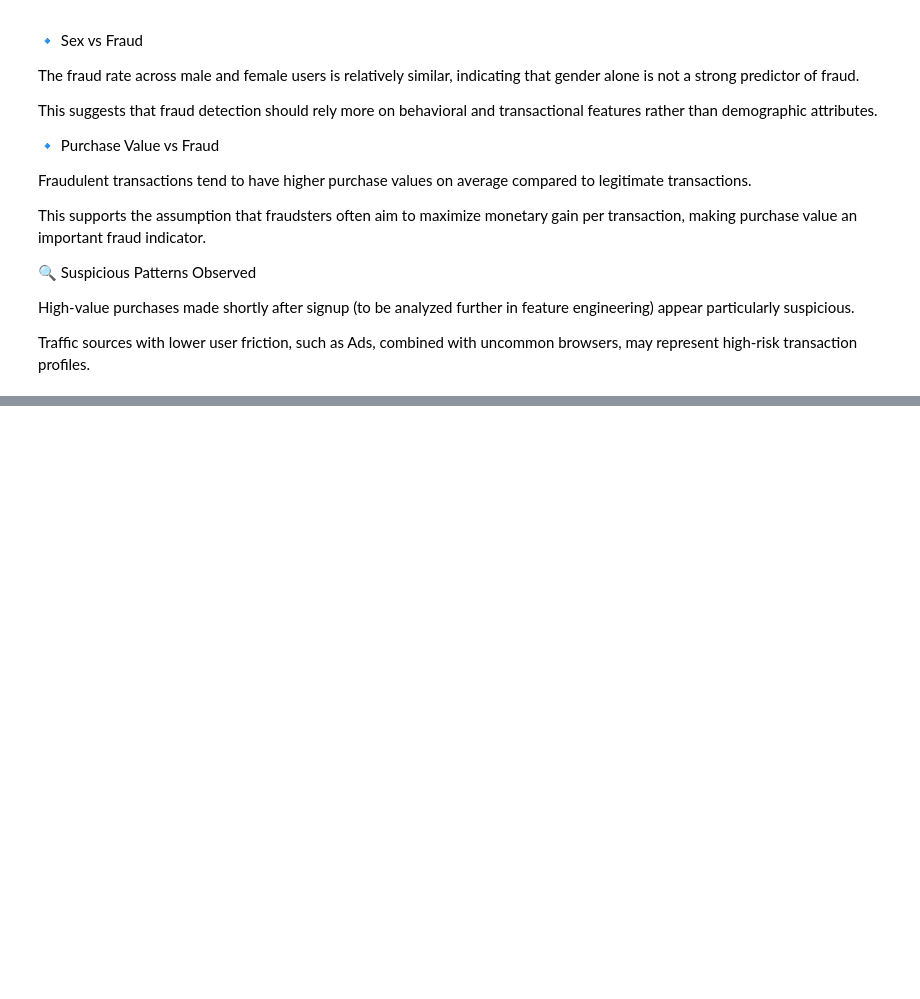
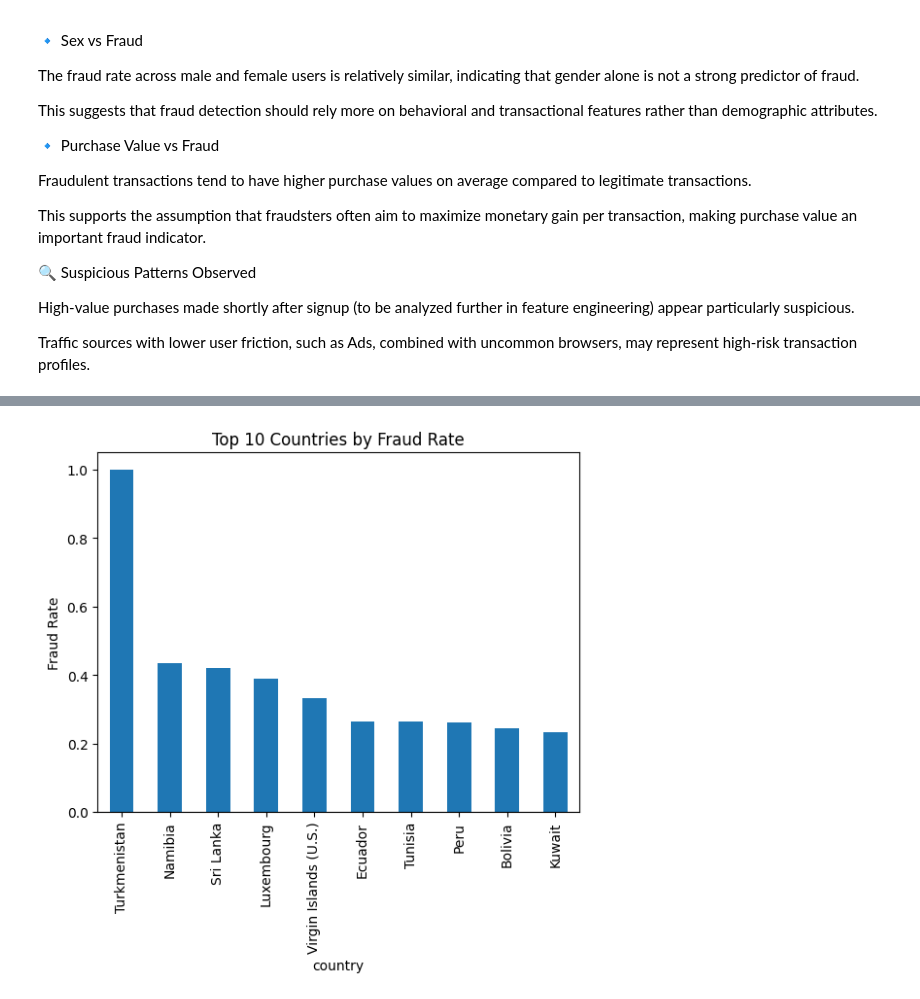
Before and after one commit to BitaniaG/week5, a Jupyter notebook: notebooks/eda-fraud-data.ipynb, the cells around one changed output, grey strips where cells are left out. Saved outputs shown, nothing was run; the diff lists cells and outputs as text; code cells hidden in the pictures; blank space fills up the shorter version.

```diff
--- a/notebooks/eda-fraud-data.ipynb
+++ b/notebooks/eda-fraud-data.ipynb
@@ -283,0 +366,32 @@ Traffic sources with lower user friction, such as Ads, combined with uncommon br
+# %%
+# Sort IP Ranges
+
+# merge_asof requires sorted data
+
+ip_df = ip_df.sort_values('lower_bound_ip_address')
+df = df.sort_values('ip_address')
+# %%
+# Range-Based IP → Country Merge
+
+# Keep only necessary columns from ip_df
+ip_df_small = ip_df[['lower_bound_ip_address', 'upper_bound_ip_address', 'country']]
+
+# Drop conflicting columns from df if they exist
+df = df.drop(columns=['lower_bound_ip_address', 'upper_bound_ip_address', 'country'], errors='ignore')
+
+# Sort both DataFrames by the merge key
+df = df.sort_values('ip_address')
+ip_df_small = ip_df_small.sort_values('lower_bound_ip_address')
+
+# Perform the merge_asof
+df = pd.merge_asof(
+    df,
+    ip_df_small,
+    left_on='ip_address',
+    right_on='lower_bound_ip_address',
+    direction='backward'
+)
+# %%
+# filter invalid matches to check if IP is within ranges
+
+df = df[df['ip_address'] <= df['upper_bound_ip_address']]
@@ -283,0 +415,6 @@ Traffic sources with lower user friction, such as Ads, combined with uncommon br
+# %%
+# Fraud Analysis by Country
+
+# Fraud rate per country
+country_fraud = df.groupby('country')['class'].mean().sort_values(ascending=False)
+country_fraud.head(10)
@@ -283,0 +434,8 @@ Traffic sources with lower user friction, such as Ads, combined with uncommon br
+# %%
+#Plot top fraud countries
+country_fraud.head(10).plot(kind='bar')
+plt.title("Top 10 Countries by Fraud Rate")
+plt.ylabel("Fraud Rate")
+plt.show()
+# %% [output]
+[figure, added]
```
Also changed, not shown: parts of 24 cells of this notebook, 5 other files.
